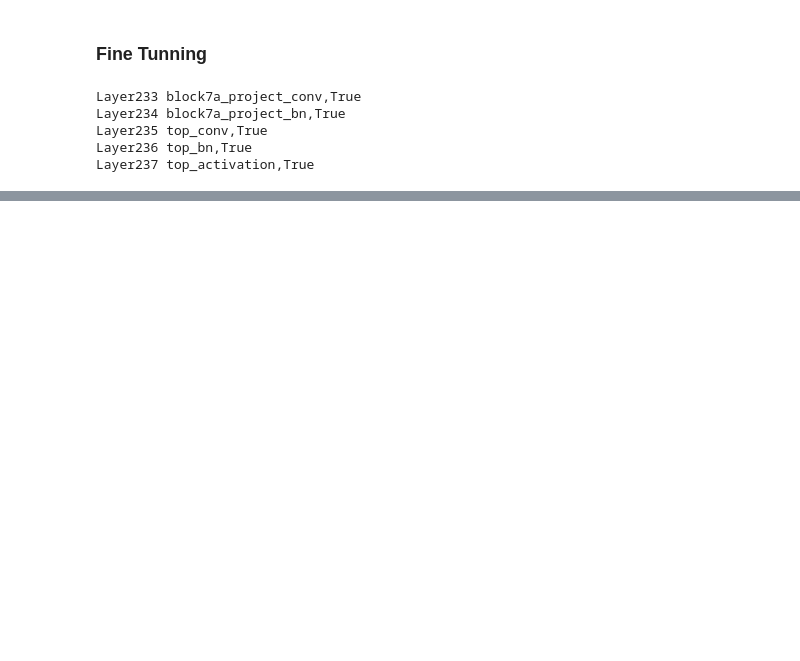
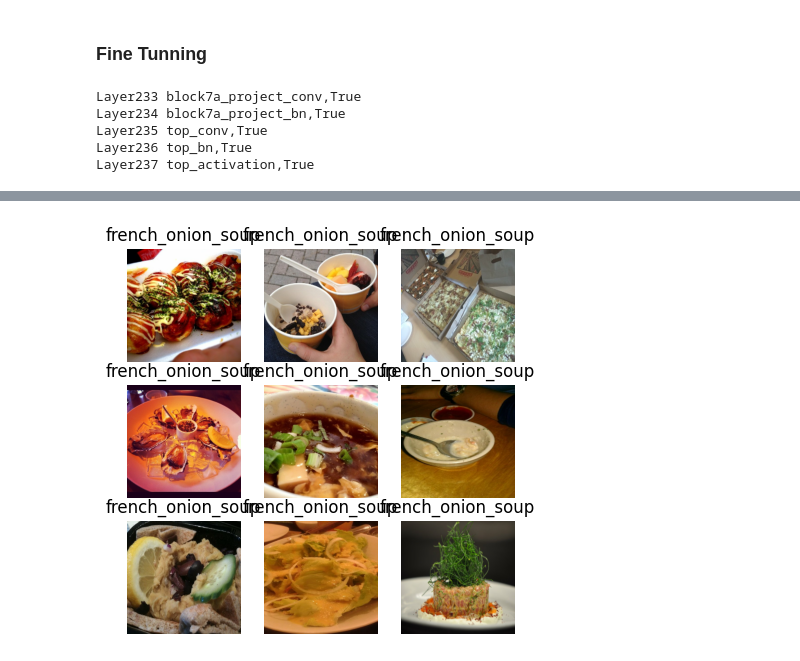
Before and after one commit to varmatilak22/learning_tensorflow, a Jupyter notebook: Execrises/Practice_6_transfer_learning_part-3:Scaling_up.ipynb, the cells around one changed output, grey strips where cells are left out. Drawn from its saved outputs; the diff is of its cells as text; code cells hidden in the pictures; blank space fills up the shorter version.

Commit message:
Kaggle Notebook | Practice_6_transfer_learning_part-3:Scaling_up | Version 2

```diff
--- a/Execrises/Practice_6_transfer_learning_part-3:Scaling_up.ipynb
+++ b/Execrises/Practice_6_transfer_learning_part-3:Scaling_up.ipynb
@@ -363,5 +333,0 @@ block1a_se_squeeze False
-# %%
-#COmpile the model
-model.compile(loss='categorical_crossentropy',
-             optimizer=tf.keras.optimizers.Adam(learning_rate=0.00001),
-             metrics=['accuracy'])
@@ -413,6 +333,0 @@ compare_historys(original_history=history_all_classes_10_percent_fine_tune,
-# %%
-history_10=model.fit(test_data_all_10_percent,
-         epochs=10,
-         steps_per_epoch=len(test_data_all_10_percent),
-         validation_data=train_data_all_10_percent,
-         validation_steps=int(0.15*len(train_data_all_10_percent)))
@@ -460,0 +702,46 @@ model.save('101_food_classes_10_percent.keras')
+# %%
+import os
+import random
+import numpy as np
+import tensorflow as tf
+import matplotlib.pyplot as plt
+
+# Assuming class_names is a list of class names and train_dir_all_data is the directory with training data
+# Also assuming model is already loaded and available
+
+def load_and_preprocess_image(file_path):
+    # Load and preprocess the image
+    img = tf.io.read_file(file_path)
+    img = tf.image.decode_image(img, channels=3)
+    img = tf.image.resize(img, [224, 224]) # Adjust size if needed
+    img = img / 255.0  # Normalize to [0, 1] if needed
+    return img
+
+plt.figure(figsize=(5,5))
+for i in range(9):
+    # Choose a random image from random_image
+    class_name = random.choice(class_names)
+    filename = random.choice(os.listdir(os.path.join(train_dir_all_data, class_name)))
+    file_path = os.path.join(train_dir_all_data, class_name, filename)
+    #print(f"File path: {file_path}")
+
+    # Load and preprocess the image
+    img = load_and_preprocess_image(file_path)
+    #print(f"Image shape: {img.shape}")
+
+    # Get prediction probability
+    preds_prob = model.predict(tf.expand_dims(img, axis=0))
+    #print(f"Prediction probabilities: {preds_prob}")
+
+    # Get the predicted class
+    predicted_class = class_names[preds_prob.argmax()]
+    print(f"Predicted class: {predicted_class}")
+
+    # Plotting the image with the predicted class
+    plt.subplot(3, 3, i+1)
+    plt.imshow(img)
+    plt.title(predicted_class)
+    plt.axis('off')
+
+plt.show()
+# %% [output]
@@ -460,0 +766 @@ model.save('101_food_classes_10_percent.keras')
+[figure, added]
```
Also changed, not shown: parts of 62 cells of this notebook.
